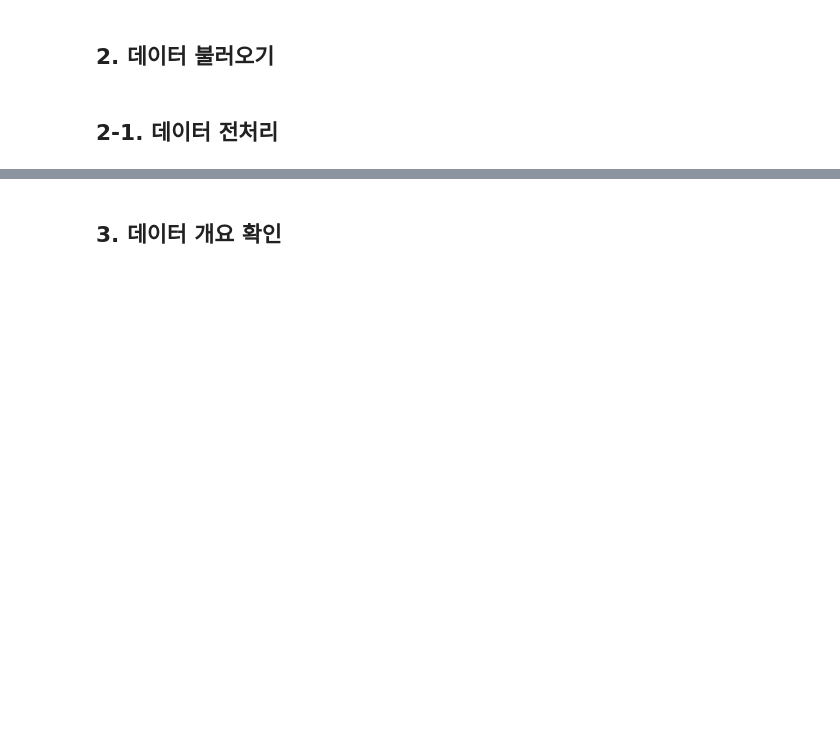
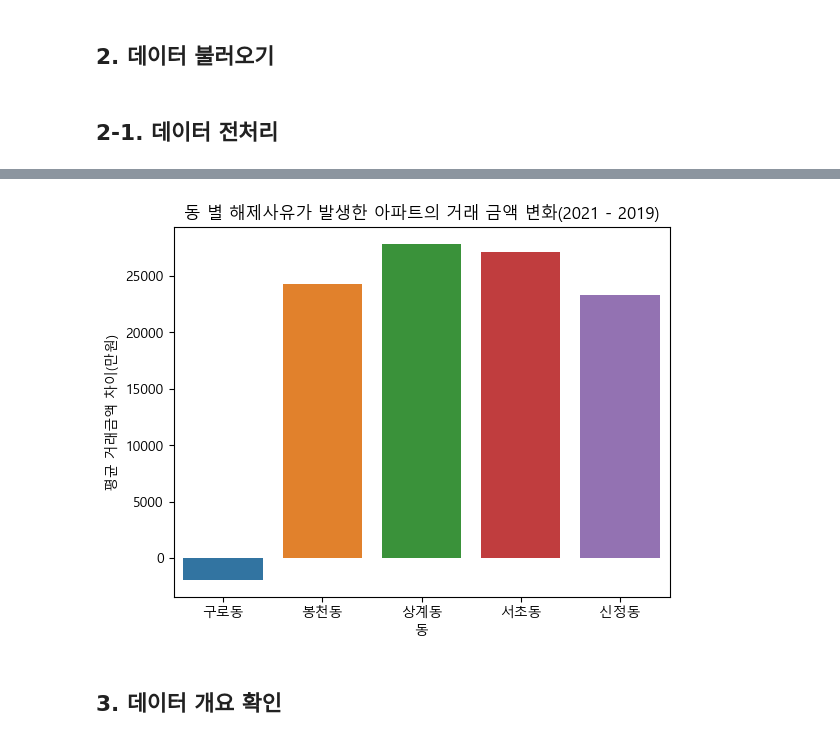
Before and after one commit to ywoo12321/KB_IT_Academy_4Team, a Jupyter notebook: 1차미니프로젝트/미니프로젝트.ipynb, the cells around one changed output, grey strips where cells are left out. Drawn from its saved outputs; the diff is of its cells as text; code cells hidden in the pictures; blank space fills up the shorter version.

```diff
--- a/1차미니프로젝트/미니프로젝트.ipynb
+++ b/1차미니프로젝트/미니프로젝트.ipynb
@@ -69,0 +72,20 @@ plt.show()
+# %%
+# 동이 상계 구로 신정 봉천 서초면 True
+def find_add(a):
+    add = ['상계동', '구로동', '신정동', '봉천동', '서초동']
+    if a in add:
+        return True
+    return False
+
+# 21년 : 상계 구로 신정 봉천 서초 중 해제사유가 발생한 아파트 조건
+condition_21 = apart_2021['동'].apply(find_add) & apart_2021['해제사유발생일'].notnull()
+data_21 = apart_2021[condition_21][['동', '단지명', '거래금액(만원)']]
+
+# 19년 : 상계 구로 신정 봉천 서초 중 21년 해제사유가 발생한 아파트
+condition_19 = apart_2019['법정동'].apply(find_add) & (apart_2019['아파트이름'].isin(data_21['단지명']))
+data_19 = apart_2019[condition_19][['법정동', '아파트이름','거래금액']]
+change = data_21.groupby('동')['거래금액(만원)'].mean() - data_19.groupby('법정동')['거래금액'].mean()
+# change = data_21.groupby('단지명')['거래금액(만원)'].mean() - data_19.groupby('아파트이름')['거래금액'].mean()
+change.dropna(inplace=True)
+
+change
@@ -70,3 +100,12 @@ plt.show()
+# %%
+plt.yticks(np.arange(-20000, 30000, 5000))
+plt.xlabel('동')
+plt.ylabel('평균 거래금액 차이(만원)')
+plt.title('동 별 해제사유가 발생한 아파트의 거래 금액 변화(2021 - 2019)')
+sns.barplot(x=change.index, y=change.values)
+plt.show()
+# %% [output]
+[figure, added]
 # %% [markdown]
 ## 3. 데이터 개요 확인
 # %%
```
Also changed, not shown: parts of 11 cells of this notebook.
